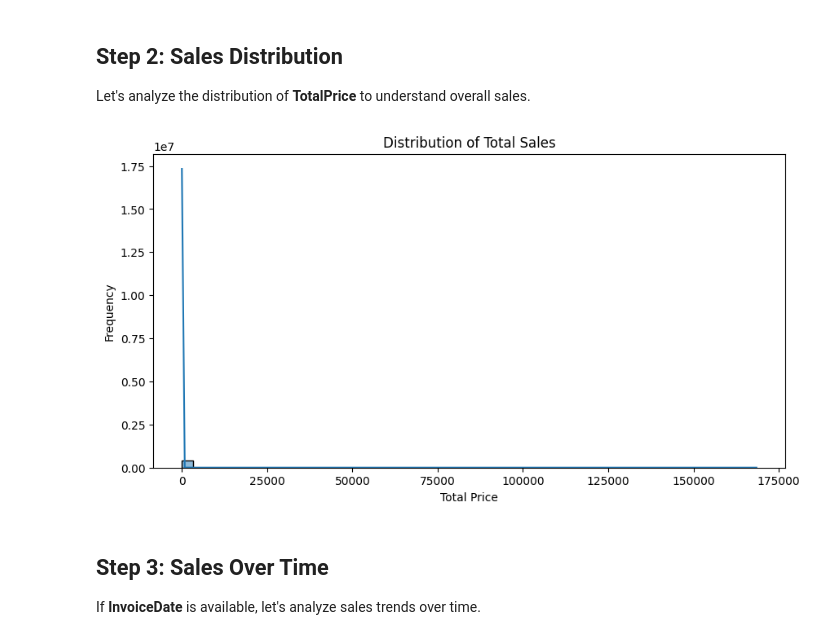
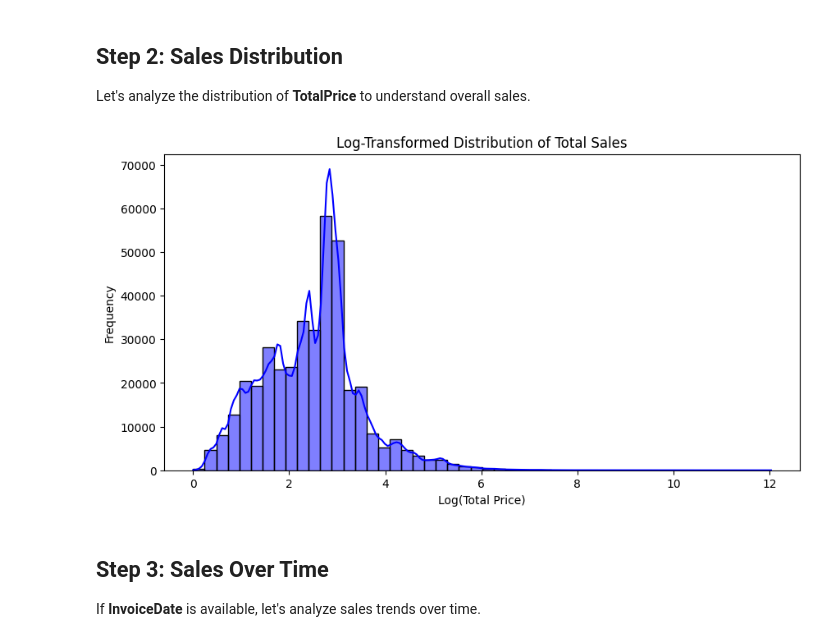
Before and after one commit to zainhaidar16/EcommerceSalesETL, a Jupyter notebook: DataVisualization.ipynb, the cells around one changed output. Saved outputs shown, nothing was run; the diff lists cells and outputs as text; code cells hidden in the pictures.

```diff
--- a/DataVisualization.ipynb
+++ b/DataVisualization.ipynb
@@ -27,15 +27,20 @@ df.head()
 ## **Step 2: Sales Distribution**
 Let's analyze the distribution of **TotalPrice** to understand overall sales.
 # %%
-# Sales distribution
+import numpy as np
+
+# Apply log transformation to reduce skewness
+df['LogTotalPrice'] = np.log1p(df['TotalPrice'])
+
+# Plot the new distribution
 plt.figure(figsize=(10, 5))
-sns.histplot(df['TotalPrice'], bins=50, kde=True)
-plt.title("Distribution of Total Sales")
-plt.xlabel("Total Price")
+sns.histplot(df['LogTotalPrice'], bins=50, kde=True, color="blue")
+plt.title("Log-Transformed Distribution of Total Sales")
+plt.xlabel("Log(Total Price)")
 plt.ylabel("Frequency")
 plt.show()
 # %% [output]
-[figure, old version]
+[figure, new version]
 # %% [markdown]
 ## **Step 3: Sales Over Time**
 If **InvoiceDate** is available, let's analyze sales trends over time.
```
